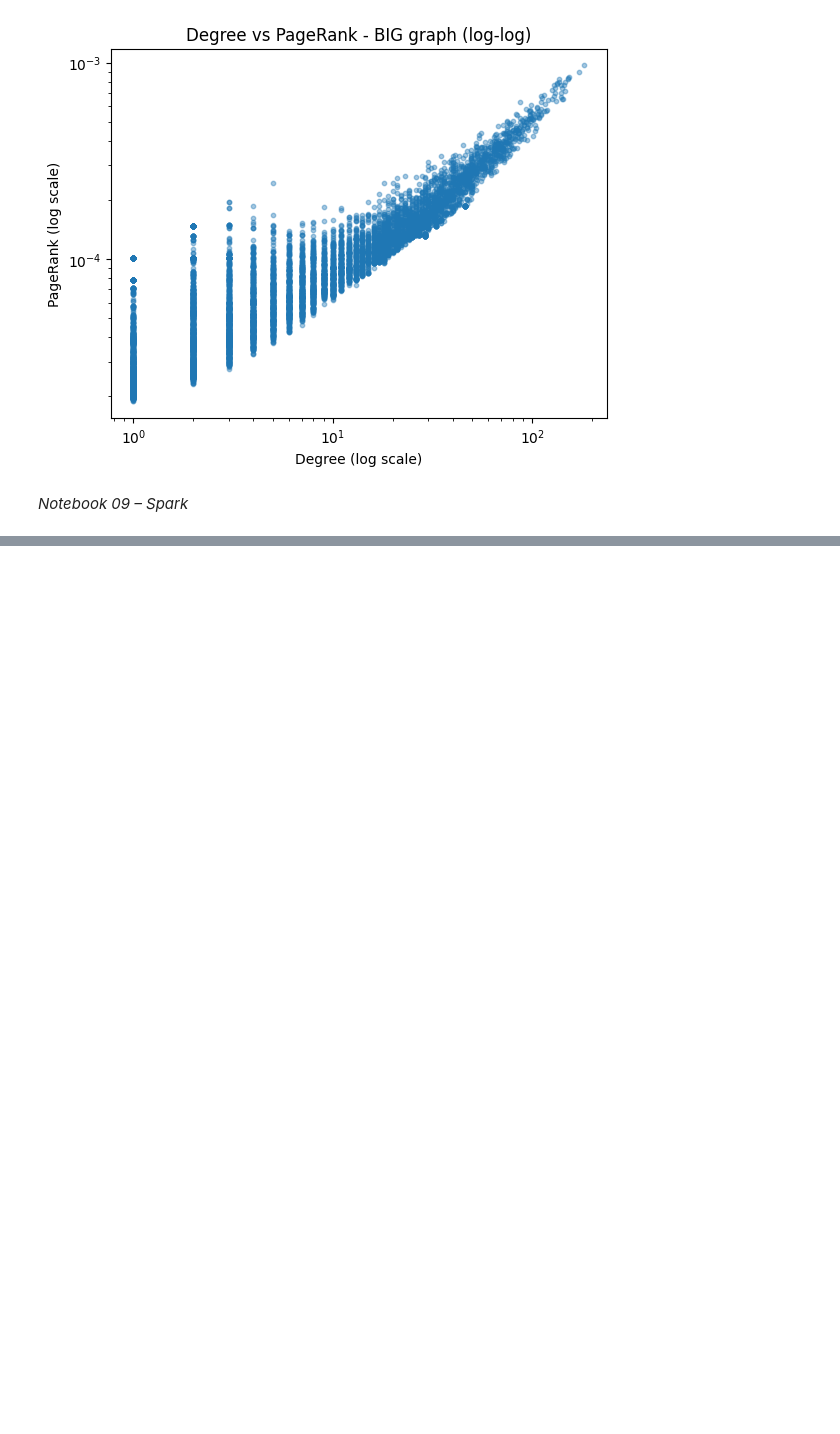
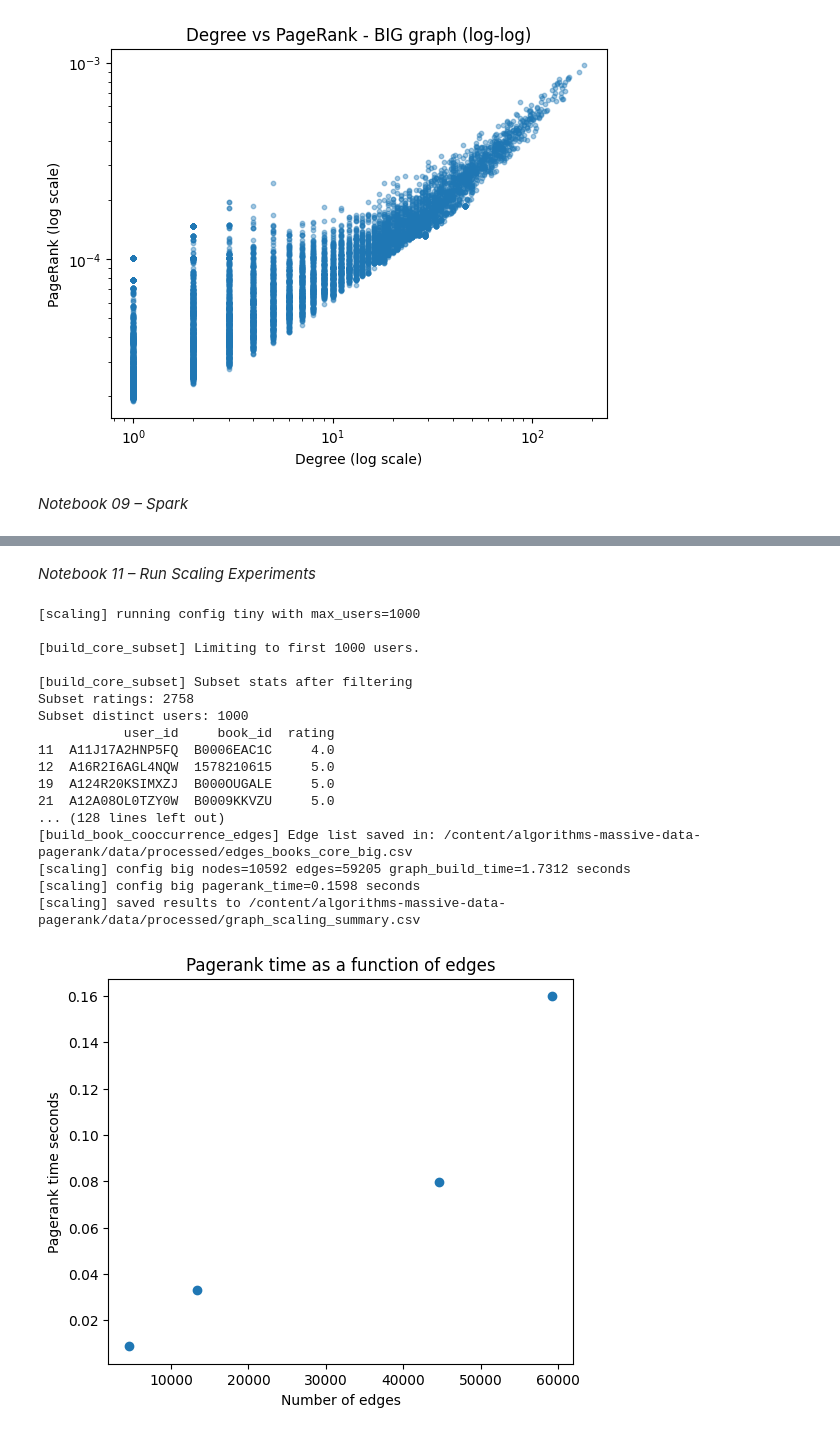
Before and after one commit to sXeSociety/algorithms-massive-data-pagerank, a Jupyter notebook: notebooks/notebook.ipynb, the cells around one changed output, grey strips where cells are left out. Saved outputs shown, nothing was run; the diff lists cells and outputs as text; code cells hidden in the pictures; blank space fills up the shorter version.

```diff
--- a/notebooks/notebook.ipynb
+++ b/notebooks/notebook.ipynb
@@ -1095,0 +990,52 @@ print("\n[Spark] Saving edges_big_spark to folder:", edges_big_spark_path)
+# %% [markdown]
+*Notebook 11 – Run Scaling Experiments*
+# %%
+scaling_configs = [
+    {"name": "tiny",   "max_users": 1000},
+    {"name": "small",  "max_users": 2000},
+    {"name": "medium", "max_users": 8000},
+    {"name": "big",    "max_users": 20000},
+]
+
+df_scaling = run_scaling_experiments(
+    df_core=df_core,
+    processed_dir=processed_dir,
+    configs=scaling_configs,
+    max_books_per_user=50,
+    min_weight=1,
+    damping=0.85,
+    tol=1e-6,
+    max_iter=50,
+    verbose_pagerank=False,
+    run_sanity_checks_flag=False,
+    save_results=True,
+    results_filename="graph_scaling_summary.csv",
+)
+
+# Plot scaling results
+plt.figure(figsize=(7, 6))
+plt.scatter(df_scaling["num_edges"], df_scaling["pagerank_time_sec"], s=70)
+plt.xlabel("Number of edges")
+plt.ylabel("Pagerank time (seconds)")
+plt.title("Pagerank time as a function of edges")
+plt.grid(True, alpha=0.3)
+plt.show()
+# %% [output]
+[scaling] running config tiny with max_users=1000
+
+[build_core_subset] Limiting to first 1000 users.
+
+[build_core_subset] Subset stats after filtering
+Subset ratings: 2758
+Subset distinct users: 1000
+           user_id     book_id  rating
+11  A11J17A2HNP5FQ  B0006EAC1C     4.0
+12  A16R2I6AGL4NQW  1578210615     5.0
+19  A124R20KSIMXZJ  B000OUGALE     5.0
+21  A12A08OL0TZY0W  B0009KKVZU     5.0
+... (128 lines left out)
+[build_book_cooccurrence_edges] Edge list saved in: /content/algorithms-massive-data-pagerank/data/processed/edges_books_core_big.csv
+[scaling] config big nodes=10592 edges=59205 graph_build_time=1.7312 seconds
+[scaling] config big pagerank_time=0.1598 seconds
+[scaling] saved results to /content/algorithms-massive-data-pagerank/data/processed/graph_scaling_summary.csv
+[figure, added]
```
Also changed, not shown: parts of 17 cells of this notebook.
